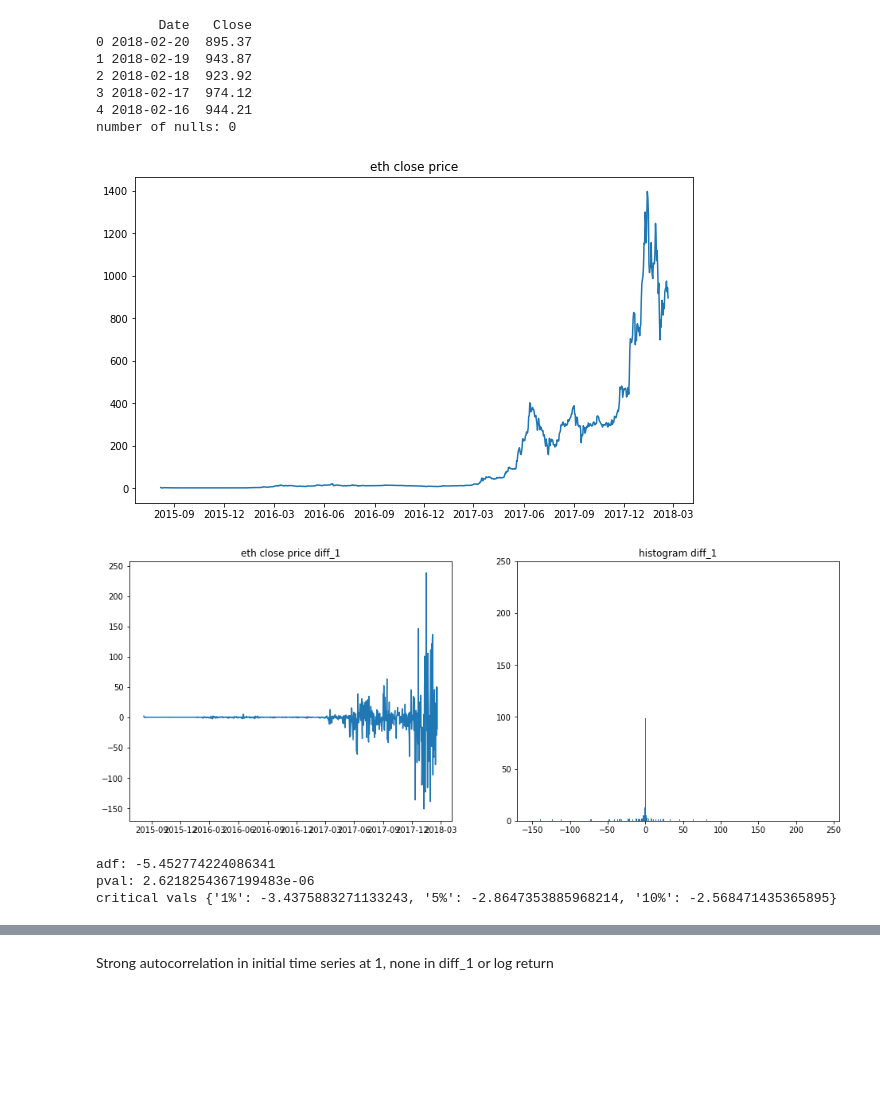
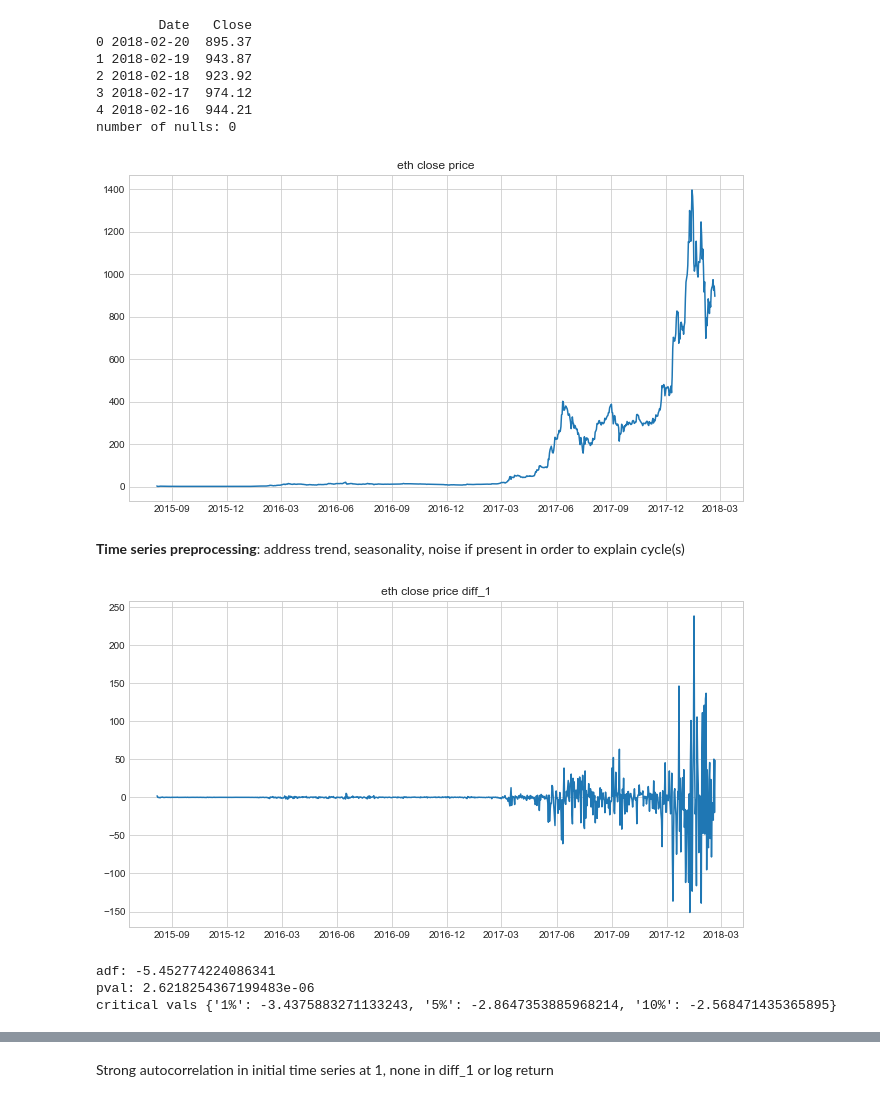
Before and after one commit to brianmcguckin/thinkful_unit_06_specializations, a Jupyter notebook: 06_01_06_challenge_time_series_analysis.ipynb, the cells around one changed output, grey strips where cells are left out. Saved outputs shown, nothing was run; the diff lists cells and outputs as text; code cells hidden in the pictures; blank space fills up the shorter version.

```diff
--- a/06_01_06_challenge_time_series_analysis.ipynb
+++ b/06_01_06_challenge_time_series_analysis.ipynb
@@ -16,6 +16,7 @@ import warnings
 
 %matplotlib inline
 warnings.filterwarnings('ignore')
+sns.set_style('whitegrid')
 # %%
 eth_price_raw = pd.read_csv('ethereum_price.csv')
 eth_price_raw.head()
@@ -77,23 +78,20 @@ print('number of nulls: {}'.format(eth_price.isnull().any().sum()))
 4 2018-02-16  944.21
 number of nulls: 0
 # %%
-plt.figure(figsize=(10,6))
+plt.figure(figsize=(11,6))
 plt.plot(eth_price['Date'], eth_price['Close'])
 plt.title('eth close price')
 plt.show()
 # %% [output]
-[figure, old version]
+[figure, new version]
+# %% [markdown]
+**Time series preprocessing**: address trend, seasonality, noise if present in order to explain cycle(s)
 # %%
 eth_price['diff_1'] = eth_price.Close - eth_price.Close.shift()
 
-plt.figure(figsize=(16,6))
-plt.subplot(121)
+plt.figure(figsize=(11,6))
 plt.plot(eth_price['Date'], eth_price['diff_1'])
 plt.title('eth close price diff_1')
-
-plt.subplot(122)
-plt.hist(eth_price['diff_1'][1:], bins='auto')
-plt.title('histogram diff_1')
 plt.show()
 
 from statsmodels.tsa.stattools import adfuller
@@ -102,7 +100,7 @@ print('adf: {0}\npval: {1}\ncritical vals {2}'.format(
     adfuller(eth_price['diff_1'][1:])[1],
     adfuller(eth_price['diff_1'][1:])[4]))
 # %% [output]
-[figure, old version]
+[figure, new version]
 adf: -5.452774224086341
 pval: 2.6218254367199483e-06
 critical vals {'1%': -3.4375883271133243, '5%': -2.8647353885968214, '10%': -2.568471435365895}
```
Also changed, not shown: parts of 12 cells of this notebook, 1 other file.
